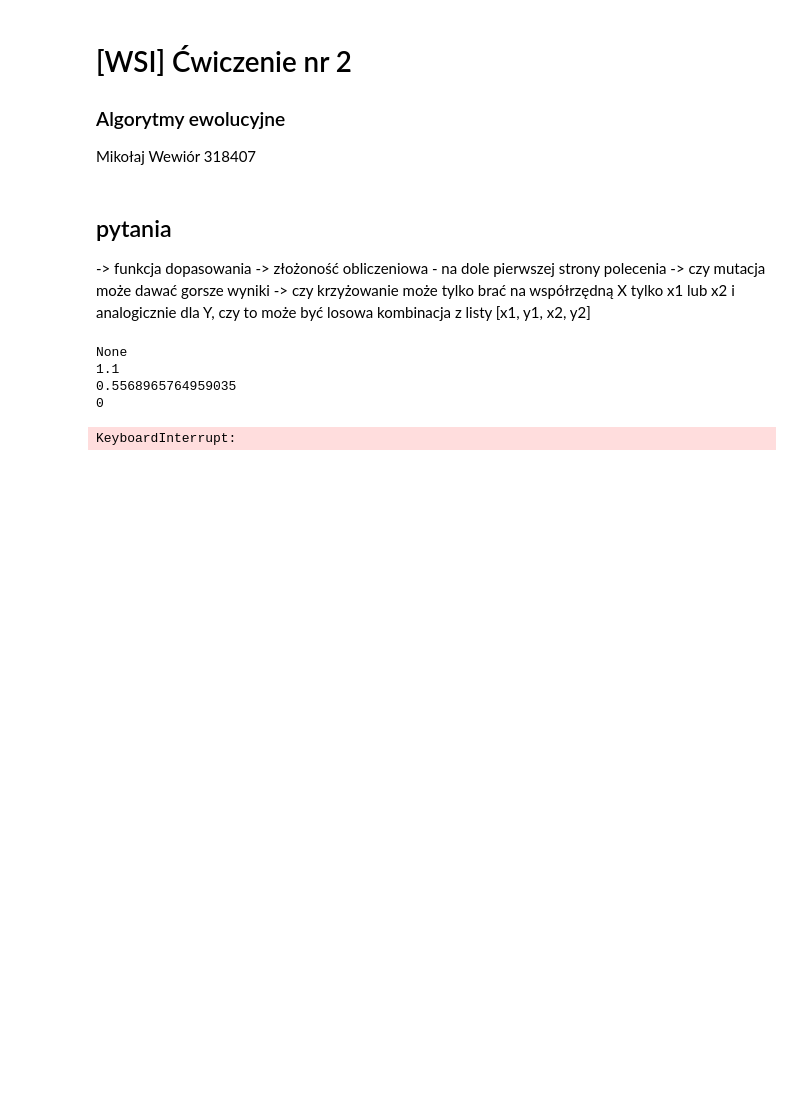
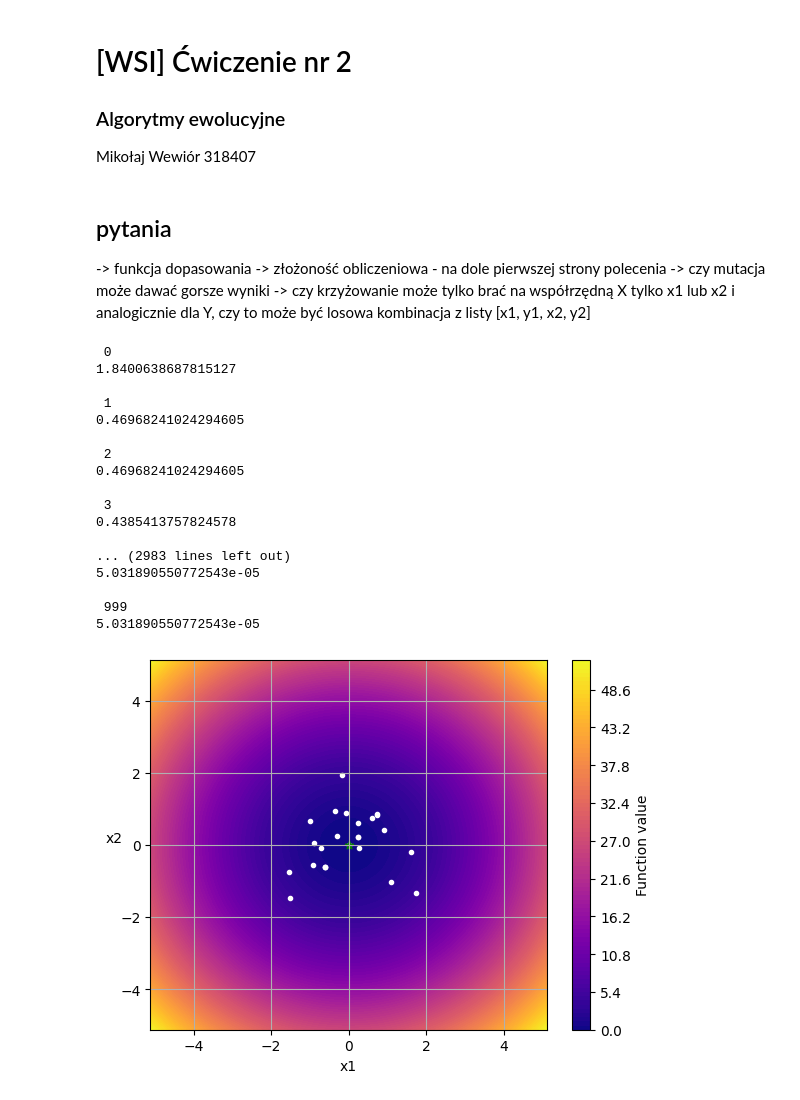
Before and after one commit to mwewior/introduction-to-ai, a Jupyter notebook: lab2/ewolucja.ipynb, the cells around one changed output. Drawn from its saved outputs; the diff is of its cells as text; code cells hidden in the pictures; blank space fills up the shorter version.

```diff
--- a/lab2/ewolucja.ipynb
+++ b/lab2/ewolucja.ipynb
@@ -24,10 +24,10 @@ DIMENSIONS = 2
 PLOT_STEPS = 400
 
 ITERATIONS = 1000
-POPULATION = 20
+POPULATION = 25
 PC = 0
-PM = 0.3
-SIGMA = 0.5
+PM = 0.8
+SIGMA = 0.7
 ELITE_SUCCESSION = 1
 # %%
 class Function:
@@ -210,5 +226,17 @@ class Particle:
 
     def rank(self):
         return self._rank
+
+    def fix_position(self, index):
+        i = index
+        if self.position()[i] > self.function().bounds()[1]:
+            return self.function().bounds()[1]
+        if self.position()[i] < self.function().bounds()[0]:
+            return self.function().bounds()[0]
+        return self.position()[i]
+
+
+    def print(self):
+        print(f'{self.id()} | {self.position()} | {self.q} | {self.value()} | {self.function().name()}')
 # %%
 class Evolution:
@@ -560,42 +621,80 @@ if DO:
 #     print(f'x1, x2 = ({particle.position()}), q = {particle.value()}')
 
 # post_mut_pop = copy.deepcopy(pop)
 # for particle in post_mut_pop.population():
 #     post_mut_pop.mutation(particle)
 
 # differents = []
 # for i in range(POPULATION):
 #     part = pop.population()[i]
 #     mut_part = post_mut_pop.population()[i]
 #     delta = part.position()[0] - mut_part.position()[0]
 #     if delta > 0.01:
 #         differents.append(i)
 #     print(f'x1, x2 = {part.position()} | {mut_part.position()},\t q = {part.value()} | {mut_part.value()}')
 
 # print(differents)
 
 
 
-pop = Evolution(Griewank(GRIE_BOUNDS, DIMENSIONS), ITERATIONS, POPULATION, PM, PC, SIGMA)
+# p1 = Particle(1, [1.1, -0.3], Griewank([-5, 5], 2))
+# p2 = Particle(2, [0.0, -0.1], Griewank([-5, 5], 2))
+# p3 = Particle(3, [2.0,  0.0], Griewank([-5, 5], 2))
 
-p = Particle(1, [1.1, -0.3], Griewank([-1, 1], 2))
-print(p.q)
-print(p.position()[0])
-p.set_value()
-print(p.q)
+# population = [p1, p2, p3]
 
+# for p in population:
+#     p.print()
+# print('\n')
+
+# for p in population:
+#     p.set_value()
+#     p.print()
+# print('\n')
+
+# population.sort(key = lambda x: x.value())
+
+# for p in population:
+#     p.print()
+
+
+
+testfu = Quadratic(DROP_BOUNDS, DIMENSIONS)
+pop = Evolution(testfu, ITERATIONS, POPULATION, PM, PC, SIGMA)
+plot = Plotter(testfu, PLOT_STEPS)
+best_fitnesses = []
 t = 0
 while t < pop.iterations():
-    print(t)
+    # plot.draw_online(pop)
+    print('\n', t)
     pop.fitness_func()
     pop.reproduction()
     for particle in pop.population():
         pop.crossover(particle)
         pop.mutation(particle)
+    pop.succession()
+
+    best_fitnesses.append(pop.best_fitness().value())
+    print(pop.best_fitness().value())
     t += 1
+plot.draw_online(pop)
+    # TRZEBA POPRAWIĆ TO ŻE WARTOŚCI NIE SĄ NIEOSNĄCE PO KAŻDEJ ITERACJI
 # %% [output]
-None
-1.1
-0.5568965764959035
-0
+ 0
+1.8400638687815127
+
+ 1
+0.46968241024294605
+
+ 2
+0.46968241024294605
+
+ 3
+0.4385413757824578
+
+... (2983 lines left out)
+5.031890550772543e-05
+
+ 999
+5.031890550772543e-05
-KeyboardInterrupt:
+[figure, added]
```
Also changed, not shown: parts of 3 cells of this notebook.
